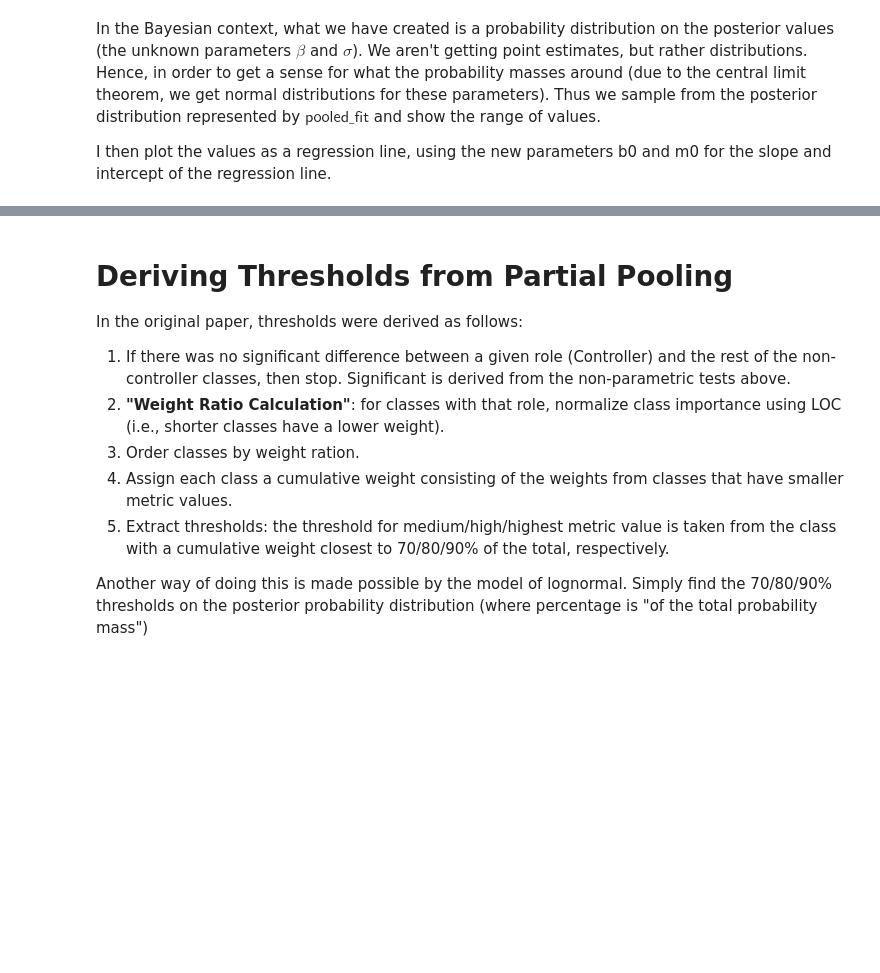
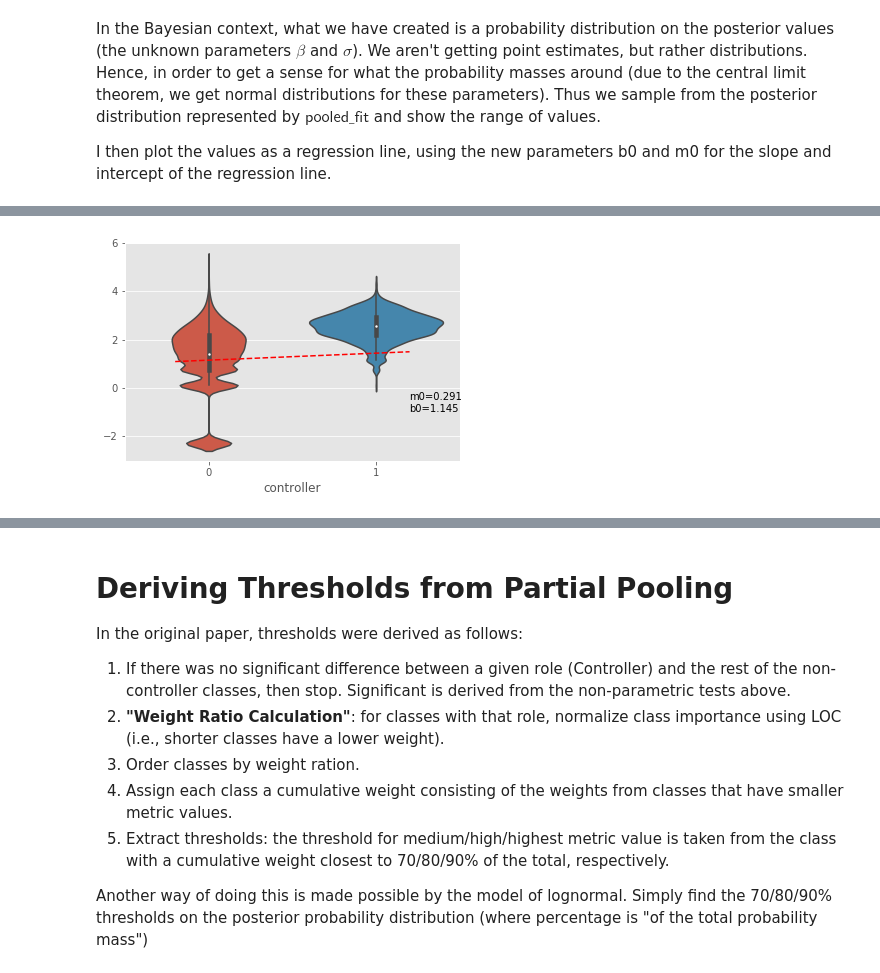
Before and after one commit to neilernst/satt-replication, a Jupyter notebook: satt-replication.ipynb, the cells around one changed output, grey strips where cells are left out. Cells and saved outputs as stored; diff of their text form; code cells hidden in the pictures; blank space fills up the shorter version.

```diff
--- a/satt-replication.ipynb
+++ b/satt-replication.ipynb
@@ -88,0 +201,9 @@ final.head()
+# %%
+# clean projects with no controllers
+print (len(final))
+for name in projects:
+    query_string = "project == '"+ name + "' and controller == 1"
+    num = len(final.query(query_string))
+    if num == 0: # no controllers, hard to do regression
+        final.drop(final[final.project==name].index,inplace=True)
+print("after: " + str(len(final)))
@@ -89,11 +213,8 @@ final.head()
 # %%
-projects = final.project.str.strip().unique()
-proj_num = len(projects)
-project_lookup = dict(zip(projects, range(proj_num)))
-project = final['proj_code'] = final.project.replace(project_lookup).values
+# remove Zeros for log to work
+epsilon = 0.1
 cbo = final.cbo
-final['log_cbo'] = log_cbo = np.log(cbo + 0.1).values
+final['log_cbo'] = log_cbo = np.log(cbo + epsilon).values
 sloc = final['loc']
-final['log_sloc'] = log_sloc = np.log(sloc + 0.1).values
-role_code = final.role
+final['log_sloc'] = log_sloc = np.log(sloc + epsilon).values
 # %% [markdown]
@@ -270,8 +381,13 @@ pooled_data_dict = {'N': len(log_cbo),
                'x': role_code,
                'y': log_cbo}
 
-pooled_fit = pystan.stan(model_code=pooled_data + pooled_parameters + pooled_model,
-                         data=pooled_data_dict, iter=1000, chains=2)
+compiled_model = pystan.stanc(model_code=pooled_data + pooled_parameters + pooled_model)
+model = pystan.StanModel(stanc_ret=compiled_model)
+pooled_fit = model.sampling(data=pooled_data_dict, iter=1000, chains=2)
+
+pooled_sample = pooled_fit.extract(permuted=True)
+# we assume the resulting sample is normally distributed
+b0, m0 = pooled_sample['beta'].T.mean(1)
 # %% [output]
 INFO:pystan:COMPILING THE C++ CODE FOR MODEL anon_model_dd6a876b770652d53bdcc0546345af4b NOW.
 # %% [markdown]
@@ -289,0 +417,15 @@ plt.plot(xvals, m0*xvals+b0, 'r--')
+# %%
+#plt.scatter(final.controller, log_cbo)
+fig = plt.figure()
+ax1 = fig.add_subplot(111)
+
+import seaborn as sns
+# in the violinplot, "0" means "not controller" which is a bit different from the original paper
+ax = sns.violinplot(final.controller, log_cbo)
+xvals = np.linspace(-0.2, 1.2)
+ax.plot(xvals, m0*xvals+b0, 'r--')
+plt.text(1.2,-1,"m0={0:.3f}\nb0={1:.3f}".format(m0,b0))
+
+fig.savefig('pooled-regress.pdf')
+# %% [output]
+[figure, added]
```
Also changed, not shown: parts of 71 cells of this notebook, 4 other files.
